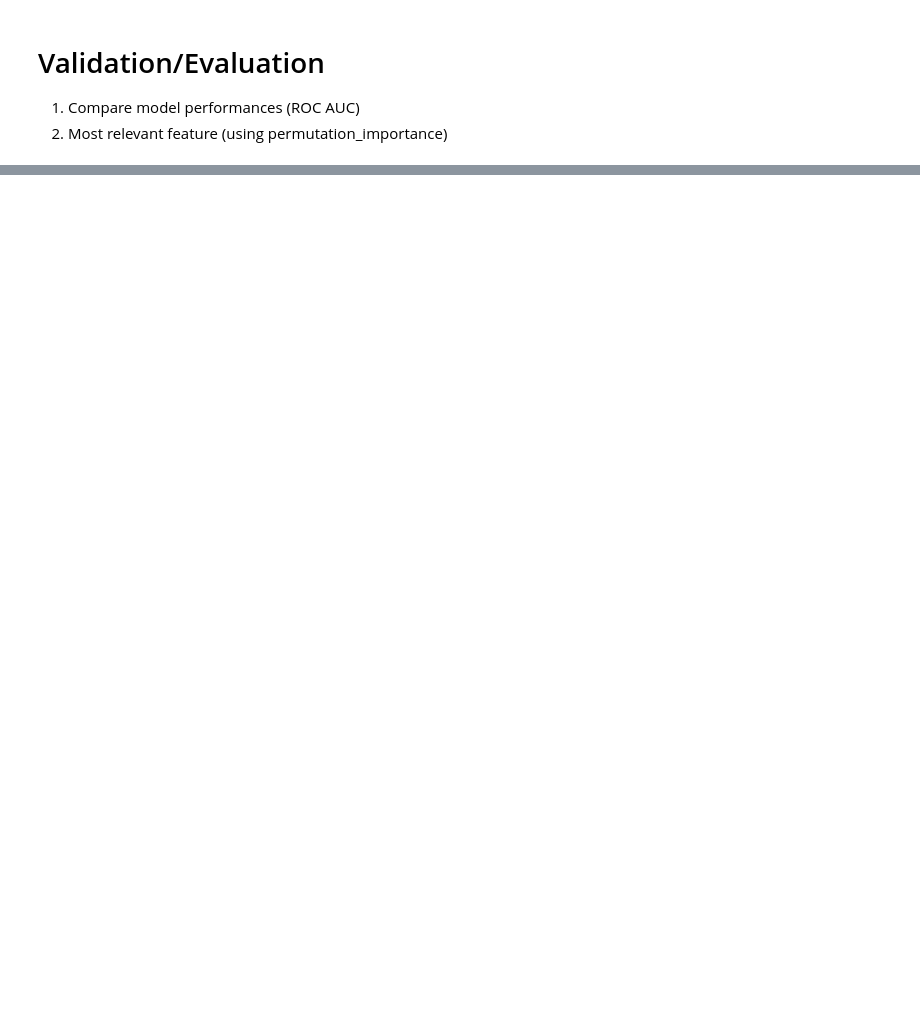
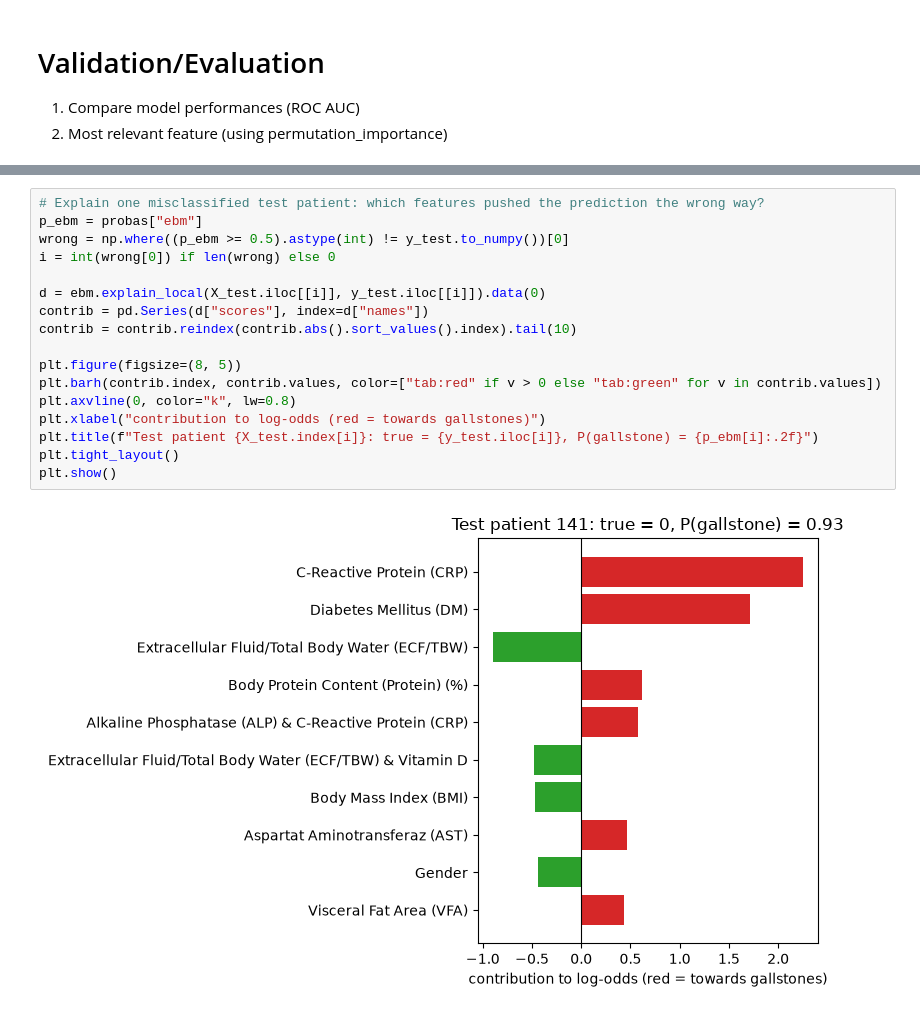
Before and after one commit to MatteoSoldini/DAT540_project, a Jupyter notebook: 3_valid_eval.ipynb, the cells around one changed output, grey strips where cells are left out. Drawn from its saved outputs; the diff is of its cells as text; blank space fills up the shorter version.

```diff
--- a/3_valid_eval.ipynb
+++ b/3_valid_eval.ipynb
@@ -34,0 +273,19 @@ Note: you may need to restart the kernel to use updated packages.
+# %%
+# Explain one misclassified test patient: which features pushed the prediction the wrong way?
+p_ebm = probas["ebm"]
+wrong = np.where((p_ebm >= 0.5).astype(int) != y_test.to_numpy())[0]
+i = int(wrong[0]) if len(wrong) else 0
+
+d = ebm.explain_local(X_test.iloc[[i]], y_test.iloc[[i]]).data(0)
+contrib = pd.Series(d["scores"], index=d["names"])
+contrib = contrib.reindex(contrib.abs().sort_values().index).tail(10)
+
+plt.figure(figsize=(8, 5))
+plt.barh(contrib.index, contrib.values, color=["tab:red" if v > 0 else "tab:green" for v in contrib.values])
+plt.axvline(0, color="k", lw=0.8)
+plt.xlabel("contribution to log-odds (red = towards gallstones)")
+plt.title(f"Test patient {X_test.index[i]}: true = {y_test.iloc[i]}, P(gallstone) = {p_ebm[i]:.2f}")
+plt.tight_layout()
+plt.show()
+# %% [output]
+[figure, added]
```
Also changed, not shown: parts of 11 cells of this notebook.
